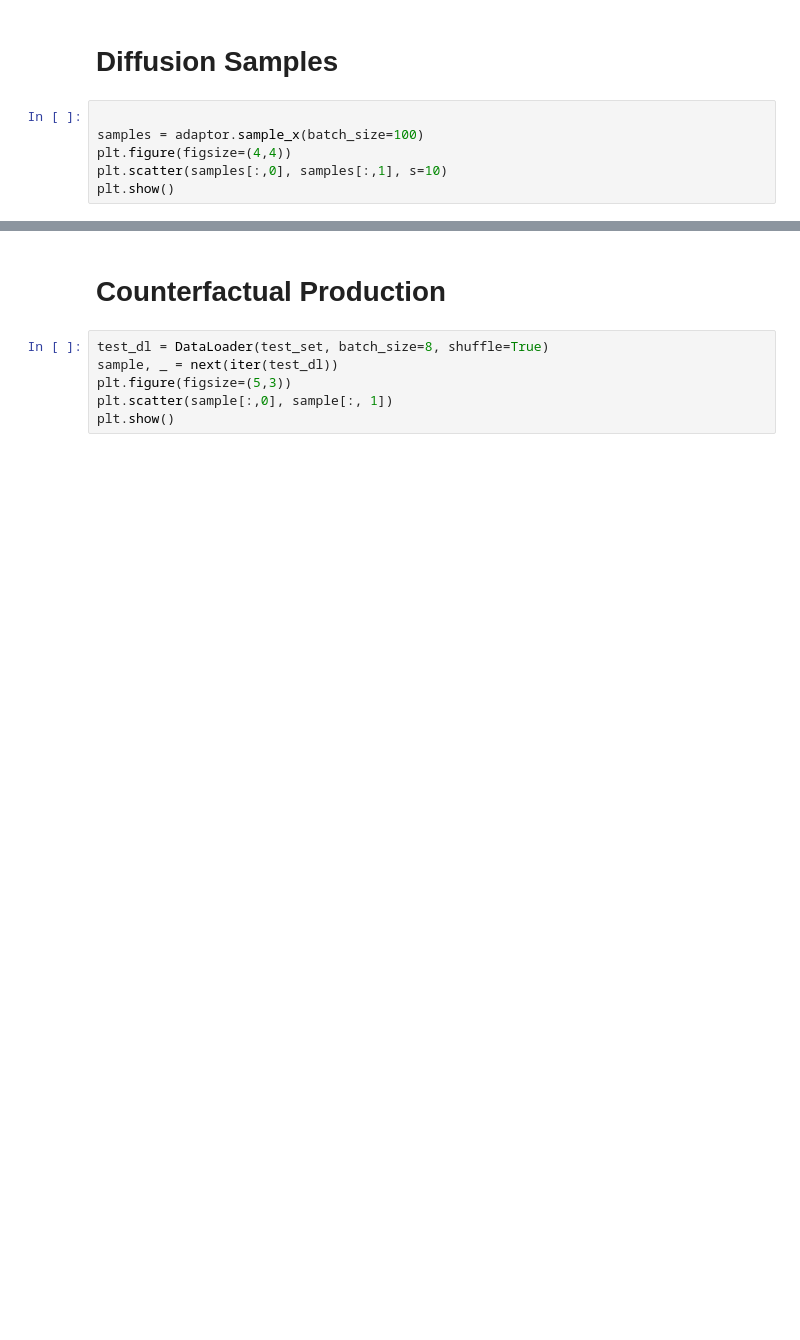
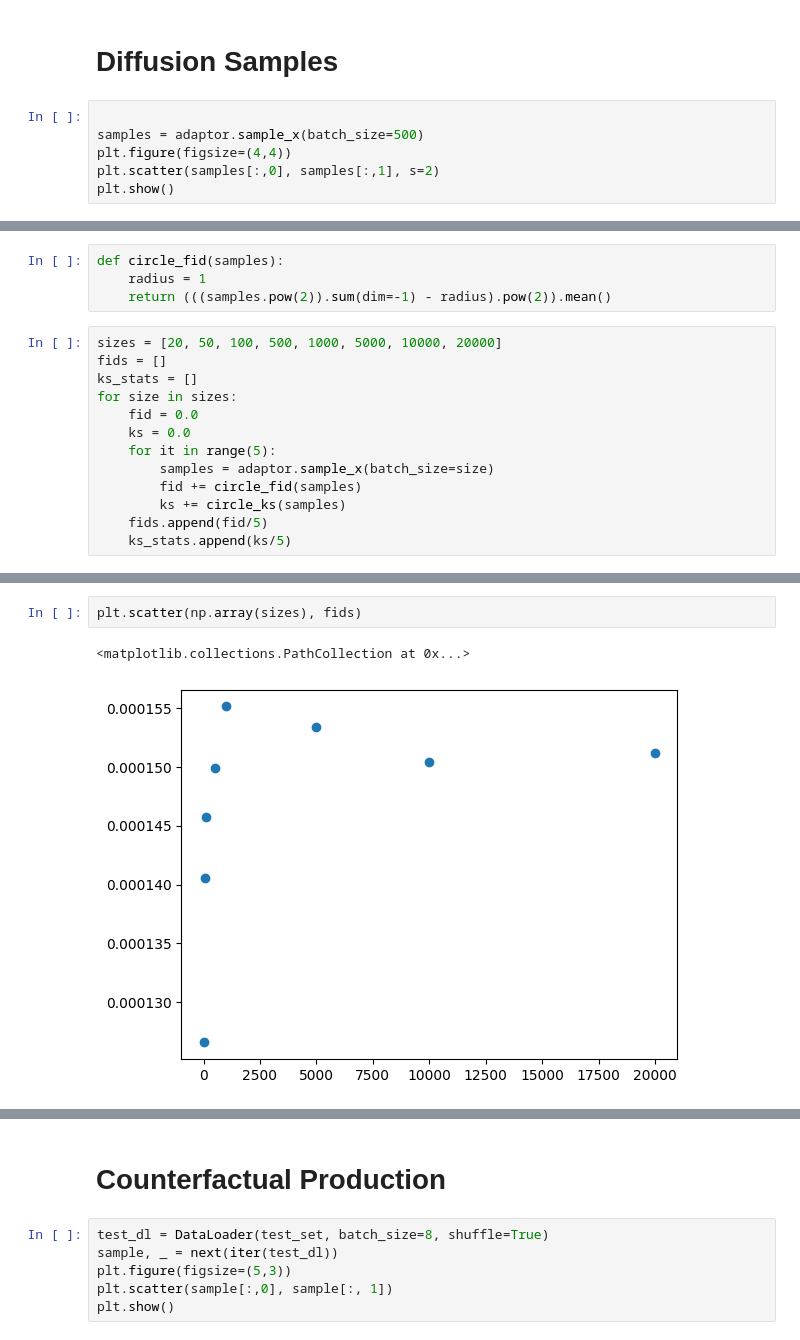
Before and after one commit to Explainable-AI-Berlin/pytorch_explain_and_adapt_library, a Jupyter notebook: notebooks/circle_diffusion.ipynb, the cells around one changed output, grey strips where cells are left out. Saved outputs shown, nothing was run; the diff lists cells and outputs as text; blank space fills up the shorter version.

```diff
--- a/notebooks/circle_diffusion.ipynb
+++ b/notebooks/circle_diffusion.ipynb
@@ -478,8 +490,8 @@ teacher = torch.load('peal_runs/artificial_symbolic_unpoisened_classifier/model.
 # Diffusion Samples
 # %%
 
-samples = adaptor.sample_x(batch_size=100)
+samples = adaptor.sample_x(batch_size=500)
 plt.figure(figsize=(4,4))
-plt.scatter(samples[:,0], samples[:,1], s=10)
+plt.scatter(samples[:,0], samples[:,1], s=2)
 plt.show()
 # %% [output]
@@ -486,0 +499,17 @@ plt.show()
+# %%
+def circle_fid(samples):
+    radius = 1
+    return (((samples.pow(2)).sum(dim=-1) - radius).pow(2)).mean()
+# %%
+sizes = [20, 50, 100, 500, 1000, 5000, 10000, 20000]
+fids = []
+ks_stats = []
+for size in sizes:
+    fid = 0.0
+    ks = 0.0
+    for it in range(5):
+        samples = adaptor.sample_x(batch_size=size)
+        fid += circle_fid(samples)
+        ks += circle_ks(samples)
+    fids.append(fid/5)
+    ks_stats.append(ks/5)
@@ -486,0 +546,5 @@ plt.show()
+# %%
+plt.scatter(np.array(sizes), fids)
+# %% [output]
+<matplotlib.collections.PathCollection at 0x...>
+[figure, added]
```
Also changed, not shown: parts of 21 cells of this notebook, 16 other files.
